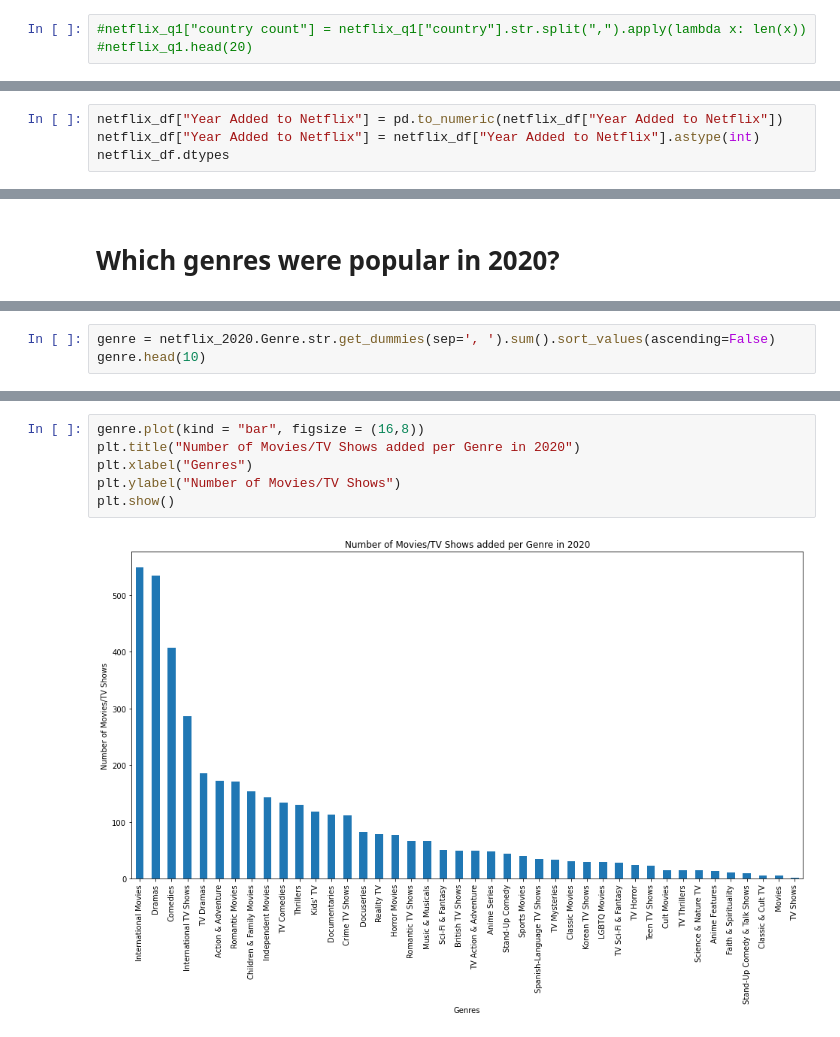
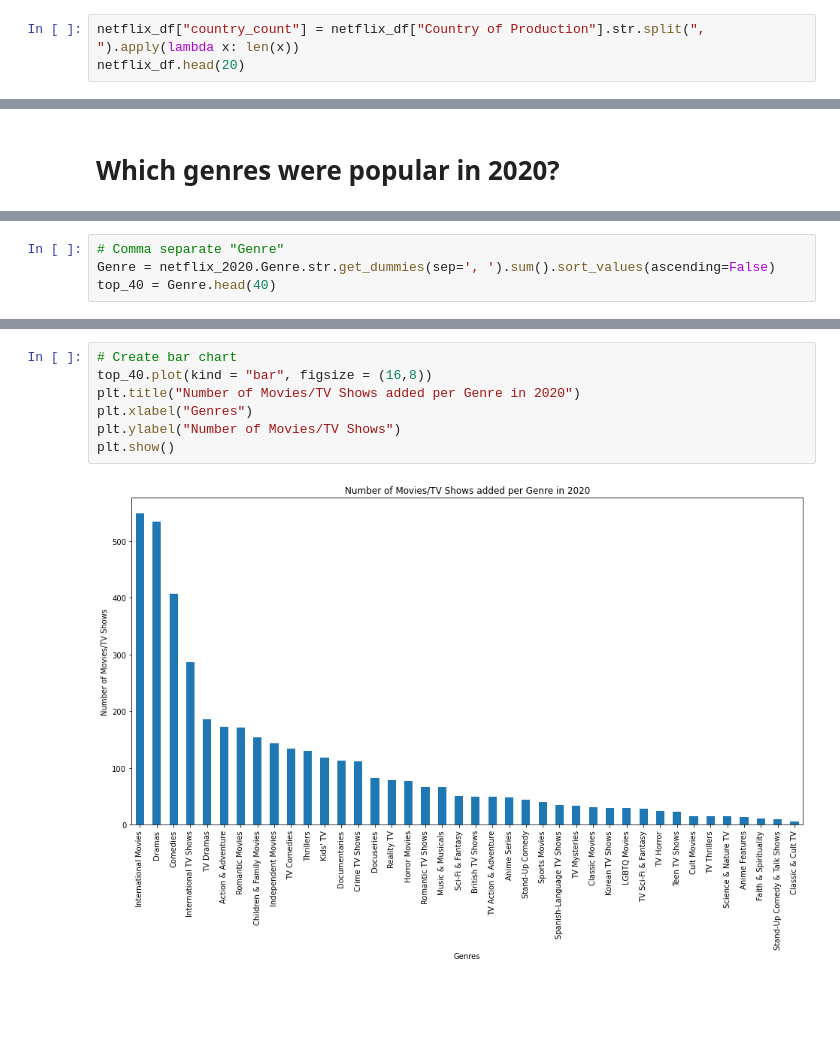
Before and after one commit to terrilvallikalam/Project1-TheFloorIsJava, a Jupyter notebook: Question 2.ipynb, the cells around one changed output, grey strips where cells are left out. Cells and saved outputs as stored; diff of their text form; blank space fills up the shorter version.

```diff
--- a/Question 2.ipynb
+++ b/Question 2.ipynb
@@ -33,5 +24,5 @@ Index(['Movie/TV Show', 'Title', 'Country of Production',
 # %% [markdown]
 # How many movies and tv shows have multiple countries involved?
 # %%
-#netflix_q1["country count"] = netflix_q1["country"].str.split(",").apply(lambda x: len(x))
-#netflix_q1.head(20)
+netflix_df["country_count"] = netflix_df["Country of Production"].str.split(", ").apply(lambda x: len(x))
+netflix_df.head(20)
@@ -127,4 +164,0 @@ Name: Country 1, Length: 7265, dtype: object
-# %%
-netflix_df["Year Added to Netflix"] = pd.to_numeric(netflix_df["Year Added to Netflix"])
-netflix_df["Year Added to Netflix"] = netflix_df["Year Added to Netflix"].astype(int)
-netflix_df.dtypes
@@ -168,3 +185,4 @@ netflix_2020
 # %%
-genre = netflix_2020.Genre.str.get_dummies(sep=', ').sum().sort_values(ascending=False)
-genre.head(10)
+# Comma separate "Genre"
+Genre = netflix_2020.Genre.str.get_dummies(sep=', ').sum().sort_values(ascending=False)
+top_40 = Genre.head(40)
@@ -183,8 +189,9 @@ dtype: int64
 # %%
-genre.plot(kind = "bar", figsize = (16,8))
+# Create bar chart
+top_40.plot(kind = "bar", figsize = (16,8))
 plt.title("Number of Movies/TV Shows added per Genre in 2020")
 plt.xlabel("Genres")
 plt.ylabel("Number of Movies/TV Shows")
 plt.show()
 # %% [output]
-[figure, old version]
+[figure, new version]
```
Also changed, not shown: parts of 17 cells of this notebook, 3 other files.
